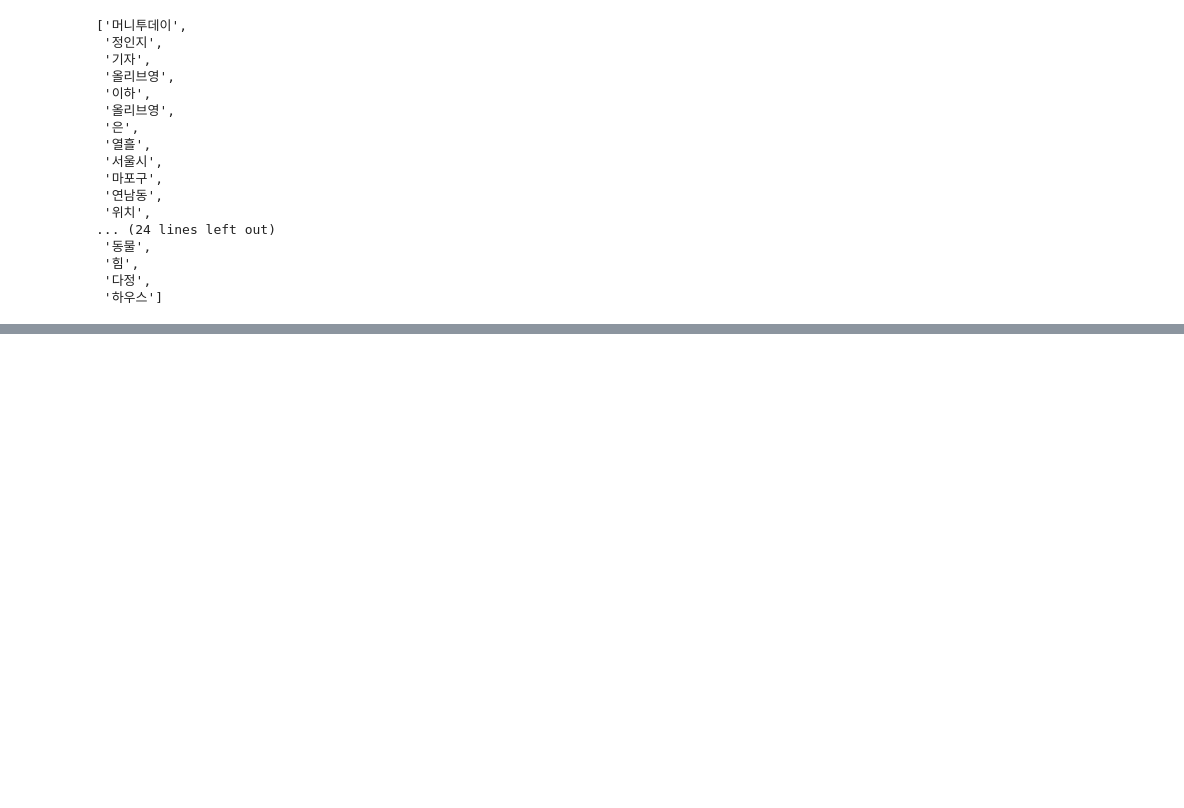
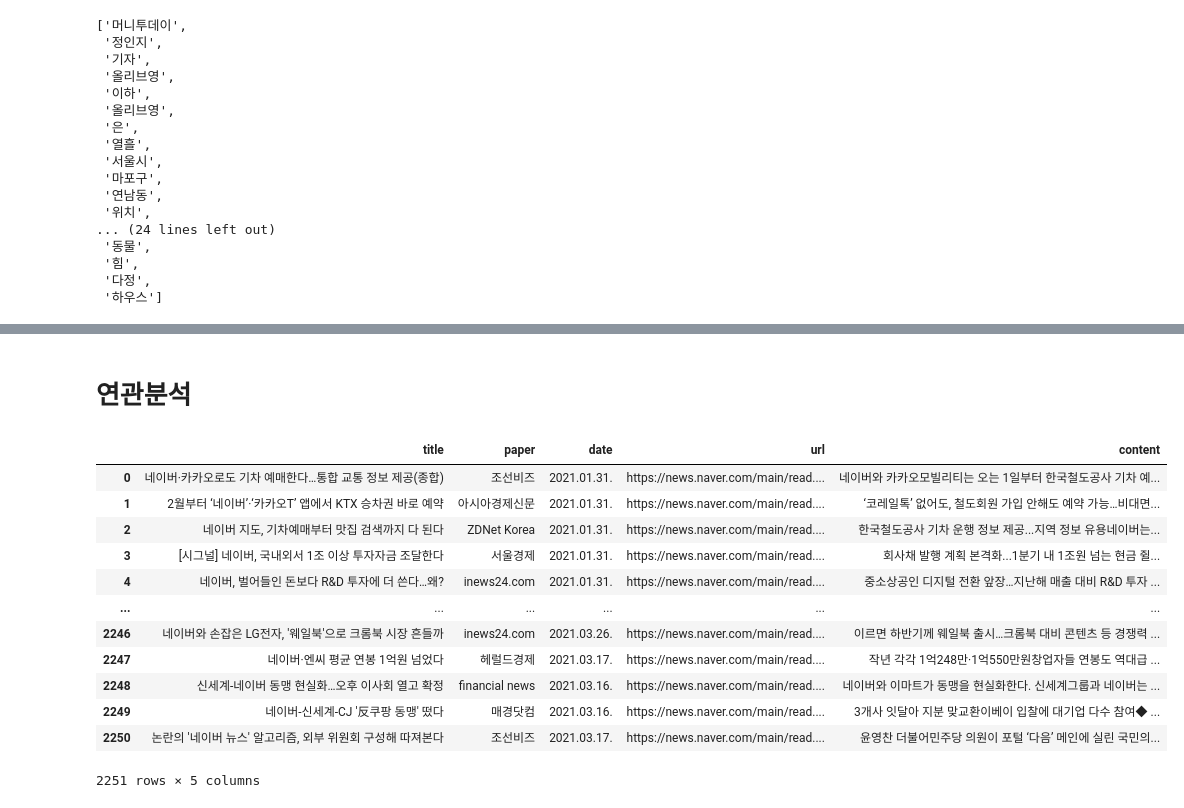
Before and after one commit to SoYeoni621/mulcam, a Jupyter notebook: LDA_Topicmodeling_init.ipynb, the cells around one changed output, grey strips where cells are left out. Drawn from its saved outputs; the diff is of its cells as text; code cells hidden in the pictures; blank space fills up the shorter version.

```diff
--- a/LDA_Topicmodeling_init.ipynb
+++ b/LDA_Topicmodeling_init.ipynb
@@ -295,0 +295,6 @@ Name: 본문, Length: 1606, dtype: object
+# %%
+import pandas as pd
+
+df1 = pd.read_excel('/content/drive/MyDrive/프로젝트/naver dataset(21-01~22-03/네이버_210101~210131 테스트 데이터.xlsx')
+df2 = pd.read_excel('/content/drive/MyDrive/프로젝트/naver dataset(21-01~22-03/네이버_210201~210228 테스트 데이터.xlsx')
+df3 = pd.read_excel('/content/drive/MyDrive/프로젝트/naver dataset(21-01~22-03/네이버_210301~210331 테스트 데이터.xlsx')
@@ -570,0 +625,18 @@ for topic in topics:
+# %% [markdown]
+# 연관분석
+# %%
+df
+# %% [output]
+|  | title | paper | date | url | content |
+| 0 | 네이버·카카오로도 기차 예매한다…통합 교통 정보 제공(종합) | 조선비즈 | 2021.01.31. | https://news.naver.com/main/read.... | 네이버와 카카오모빌리티는 오는 1일부터 한국철도공사 기차 예... |
+| 1 | 2월부터 ‘네이버’·‘카카오T’ 앱에서 KTX 승차권 바로 예약 | 아시아경제신문 | 2021.01.31. | https://news.naver.com/main/read.... | ‘코레일톡’ 없어도, 철도회원 가입 안해도 예약 가능…비대면... |
+| 2 | 네이버 지도, 기차예매부터 맛집 검색까지 다 된다 | ZDNet Korea | 2021.01.31. | https://news.naver.com/main/read.... | 한국철도공사 기차 운행 정보 제공...지역 정보 유용네이버는... |
+| 3 | [시그널] 네이버, 국내외서 1조 이상 투자자금 조달한다 | 서울경제 | 2021.01.31. | https://news.naver.com/main/read.... | 회사채 발행 계획 본격화...1분기 내 1조원 넘는 현금 쥘... |
+| 4 | 네이버, 벌어들인 돈보다 R&D 투자에 더 쓴다…왜? | inews24.com | 2021.01.31. | https://news.naver.com/main/read.... | 중소상공인 디지털 전환 앞장…지난해 매출 대비 R&D 투자 ... |
+| ... | ... | ... | ... | ... | ... |
+| 2246 | 네이버와 손잡은 LG전자, '웨일북'으로 크롬북 시장 흔들까 | inews24.com | 2021.03.26. | https://news.naver.com/main/read.... | 이르면 하반기께 웨일북 출시…크롬북 대비 콘텐츠 등 경쟁력 ... |
+| 2247 | 네이버·엔씨 평균 연봉 1억원 넘었다 | 헤럴드경제 | 2021.03.17. | https://news.naver.com/main/read.... | 작년 각각 1억248만·1억550만원창업자들 연봉도 역대급 ... |
+| 2248 | 신세계-네이버 동맹 현실화…오후 이사회 열고 확정 | financial news | 2021.03.16. | https://news.naver.com/main/read.... | 네이버와 이마트가 동맹을 현실화한다. 신세계그룹과 네이버는 ... |
+| 2249 | 네이버-신세계-CJ '反쿠팡 동맹' 떴다 | 매경닷컴 | 2021.03.16. | https://news.naver.com/main/read.... | 3개사 잇달아 지분 맞교환이베이 입찰에 대기업 다수 참여◆ ... |
+| 2250 | 논란의 '네이버 뉴스' 알고리즘, 외부 위원회 구성해 따져본다 | 조선비즈 | 2021.03.17. | https://news.naver.com/main/read.... | 윤영찬 더불어민주당 의원이 포털 ‘다음’ 메인에 실린 국민의... |
+2251 rows × 5 columns
```
Also changed, not shown: parts of 49 cells of this notebook.
